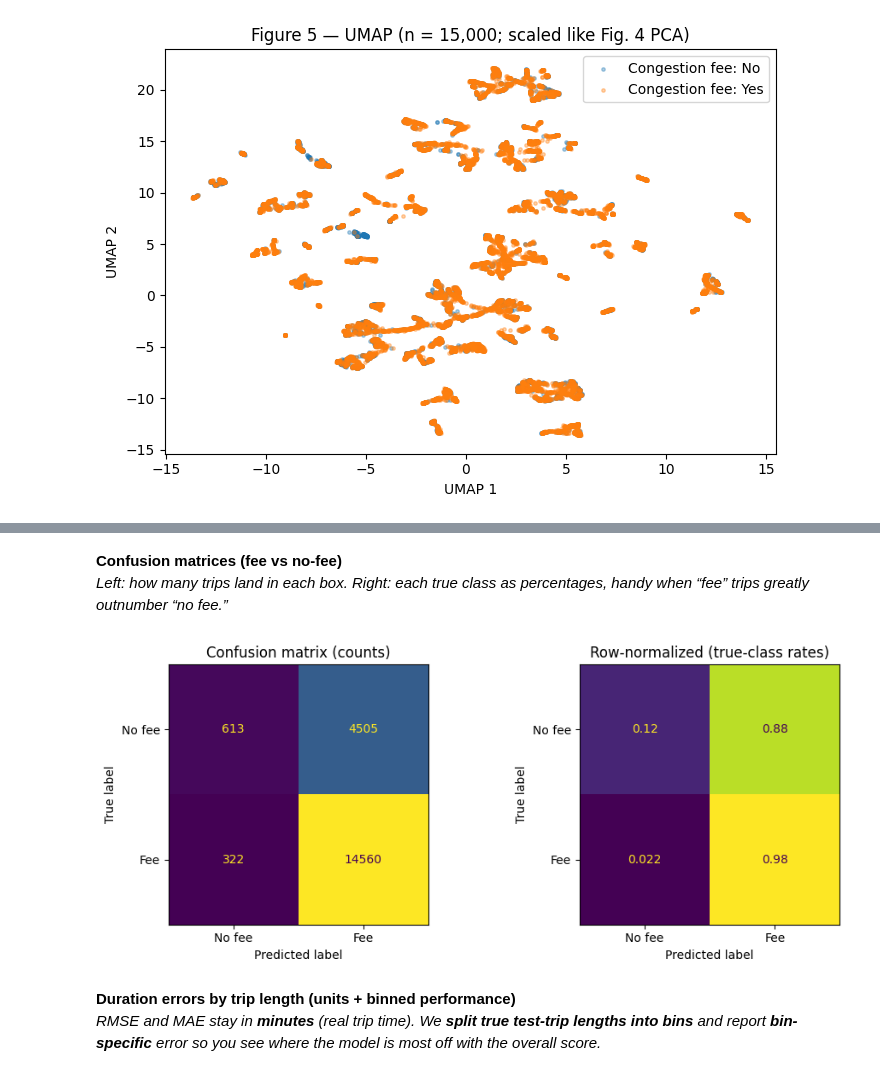
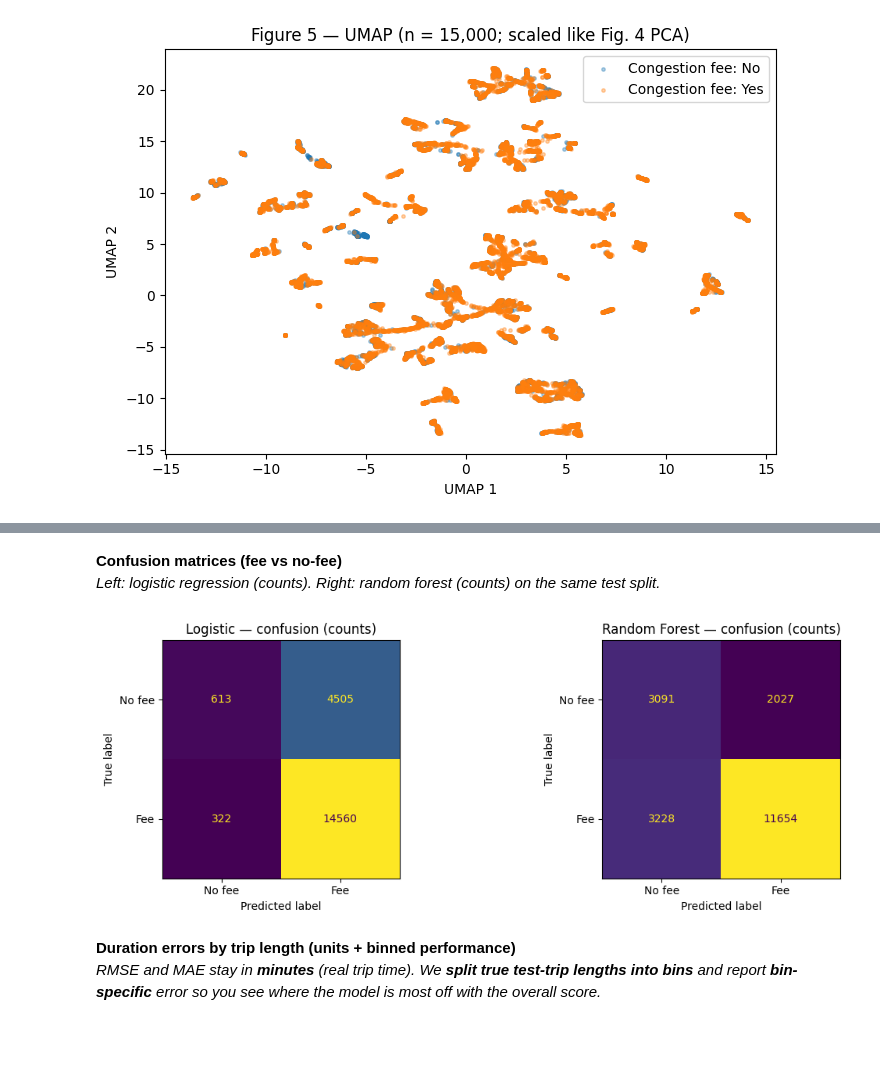
Before and after one commit to SU-IST707-SP26/group-project-avengers, a Jupyter notebook: final/submission.ipynb, the cells around one changed output, grey strips where cells are left out. Saved outputs shown, nothing was run; the diff lists cells and outputs as text; code cells hidden in the pictures; blank space fills up the shorter version.

```diff
--- a/final/submission.ipynb
+++ b/final/submission.ipynb
@@ -347,26 +332,23 @@ The model is aggressive about predicting “fee” (very high recall on the posi
 - EDA / structure: distance, fare-like fields, time-of-day patterns, and dimensionality views (PCA / UMAP on scaled features) appear earlier in this notebook to motivate features; any deeper clustering story belongs in the exploration notebooks under `work/01_data_exploration/`.
-# %% [markdown]
-**Confusion matrices (fee vs no-fee)**
-*Left: how many trips land in each box. Right: each true class as percentages, handy when “fee” trips greatly outnumber “no fee.”*
+# %% [markdown]
+**Confusion matrices (fee vs no-fee)**
+*Left: logistic regression (counts). Right: random forest (counts) on the same test split.*
 # %%
-fig, axes = plt.subplots(1, 2, figsize=(10, 4))
+from sklearn.metrics import ConfusionMatrixDisplay
+
+fig, axes = plt.subplots(1, 2, figsize=(12, 4))
 ConfusionMatrixDisplay.from_predictions(
     y_test_c, y_pred_c, display_labels=["No fee", "Fee"], ax=axes[0], colorbar=False
 )
-axes[0].set_title("Confusion matrix (counts)")
+axes[0].set_title("Logistic — confusion (counts)")
 ConfusionMatrixDisplay.from_predictions(
-    y_test_c,
-    y_pred_c,
-    display_labels=["No fee", "Fee"],
-    normalize="true",
-    ax=axes[1],
-    colorbar=False,
+    y_test_c, y_pred_rf_c, display_labels=["No fee", "Fee"], ax=axes[1], colorbar=False
 )
-axes[1].set_title("Row-normalized (true-class rates)")
+axes[1].set_title("Random Forest — confusion (counts)")
 plt.tight_layout()
 plt.show()
 # %% [output]
-[figure, old version]
+[figure, new version]
 # %% [markdown]
 **Duration errors by trip length (units + binned performance)**
 *RMSE and MAE stay in **minutes** (real trip time). We **split true test-trip lengths into bins** and report **bin-specific** error so you see where the model is most off with the overall score.*
```
Also changed, not shown: parts of 10 cells of this notebook.
